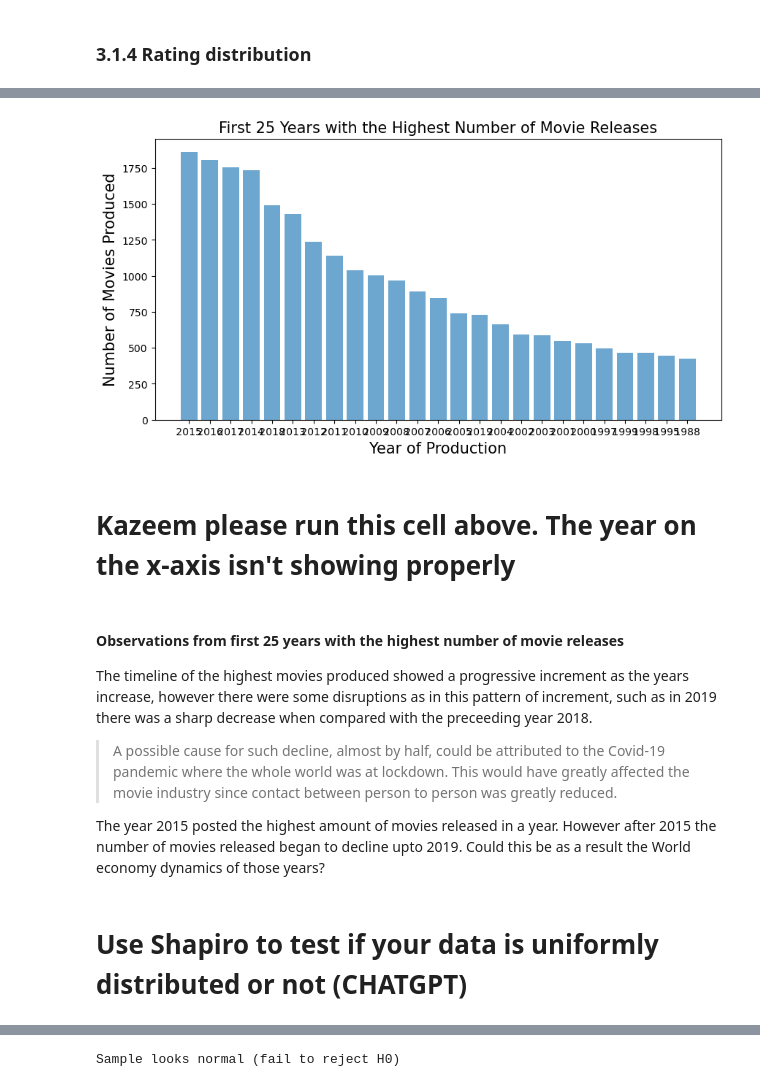
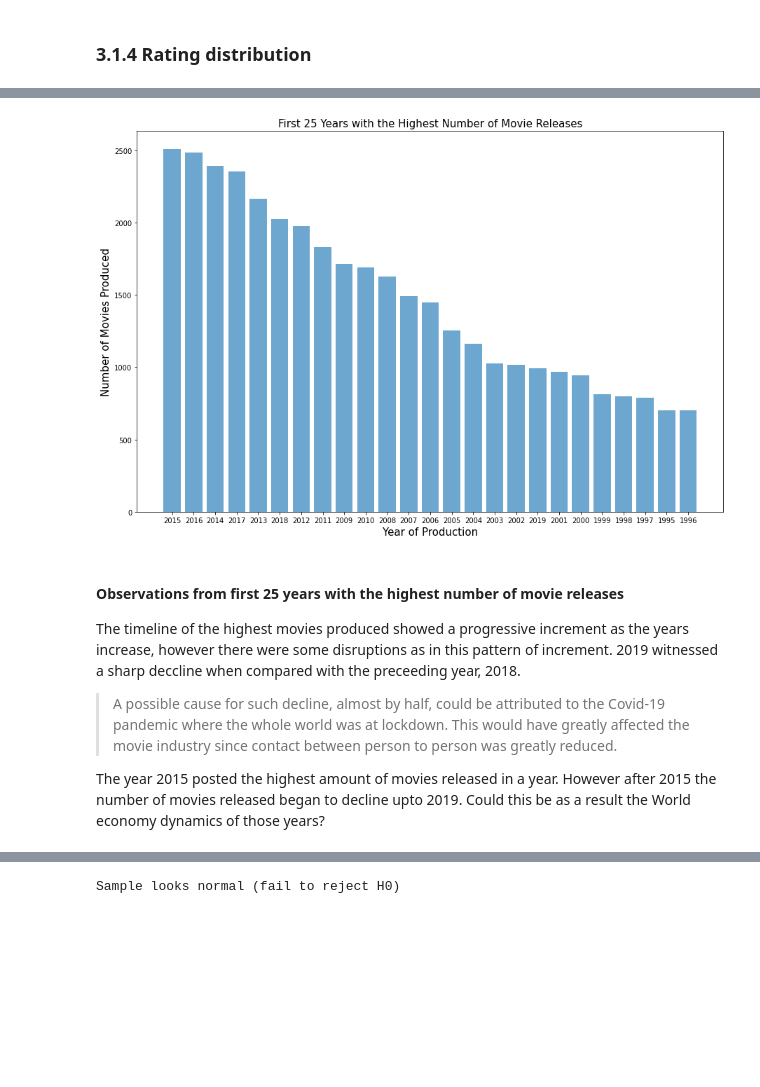
Before and after one commit to JasperZeroes/TeamND2-unsupervised-predict, a Jupyter notebook: TeamND2_notebook.ipynb, the cells around one changed output, grey strips where cells are left out. Drawn from its saved outputs; the diff is of its cells as text; code cells hidden in the pictures; blank space fills up the shorter version.

```diff
--- a/TeamND2_notebook.ipynb
+++ b/TeamND2_notebook.ipynb
@@ -554,7 +558,0 @@ plt.show()
-# %%
-# Create a movie year column
-movies["release_year"] = movies["title"].str.replace(r'[a-zA-Z]', '', regex=True)
-movies["release_year"] = movies["release_year"].str.replace(r' ', '', regex=True)
-movies["release_year"] = movies["release_year"].str.replace('(', ' ', regex=True) #Remove the '(' from the year column
-movies["release_year"] = movies["release_year"].str.replace(')', ' ', regex=True) ##Remove the ')' from the year column
-movies.head()
@@ -567,0 +563,4 @@ movies.head()
+# %%
+# Create a movie year column from the year column
+movies["release_year"] = movies['title'].str.extract(r'(\d{4})').astype(str)
+movies.head()
@@ -568,34 +574,26 @@ movies.head()
 # %%
 # Create a bar chart to visualize the first 25 years with the highest number of movie releases
-
-# Convert the 'year' column to string data type
-movies["year"] = movies["year"].astype(str)
-
 # Count the number of movies released in each year
-yearly_movie_count = movies["year"].value_counts()
+yearly_movie_count = movies["release_year"].value_counts()
 
 # Create a bar chart
-plt.figure(figsize=(10,5))
+plt.figure(figsize=(15,10))
 plt.bar(yearly_movie_count.index[:25], yearly_movie_count.values[:25], alpha=0.65)
 
 # Set axis labels and chart title
 plt.xlabel("Year of Production", fontsize = 15)
 plt.ylabel("Number of Movies Produced", fontsize = 15)
 plt.title("First 25 Years with the Highest Number of Movie Releases", fontsize = 15)
 
 # Show the chart
 plt.show()
 # %% [output]
-[figure, old version]
+[figure, new version]
-# %% [markdown]
-# Kazeem please run this cell above. The year on the x-axis isn't showing properly
 # %% [markdown]
 #### Observations from first 25 years with the highest number of movie releases
 
-The timeline of the highest movies produced showed a progressive increment as the years increase, however there were some disruptions as in this pattern of increment, such as in 2019 there was a sharp decrease when compared with the preceeding year 2018.
+The timeline of the highest movies produced showed a progressive increment as the years increase, however there were some disruptions as in this pattern of increment. 2019 witnessed a sharp deccline when compared with the preceeding year, 2018.
 
 > A possible cause for such decline, almost by half, could be attributed to the Covid-19 pandemic where the whole world was at lockdown. This would have greatly affected the movie industry since contact between person to person was greatly reduced.
 
 The year 2015 posted the highest amount of movies released in a year. However after 2015 the number of movies released began to decline upto 2019. Could this be as a result the World economy dynamics of those years?
-# %% [markdown]
-# Use Shapiro to test if your data is uniformly distributed or not (CHATGPT)
```
Also changed, not shown: parts of 110 cells of this notebook.
